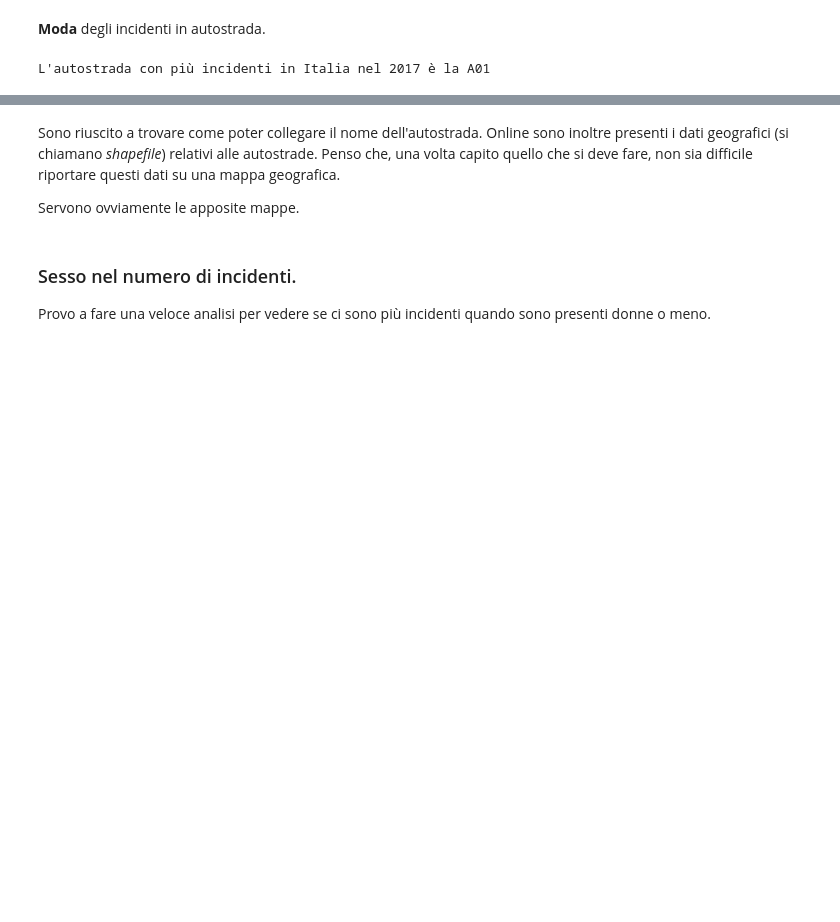
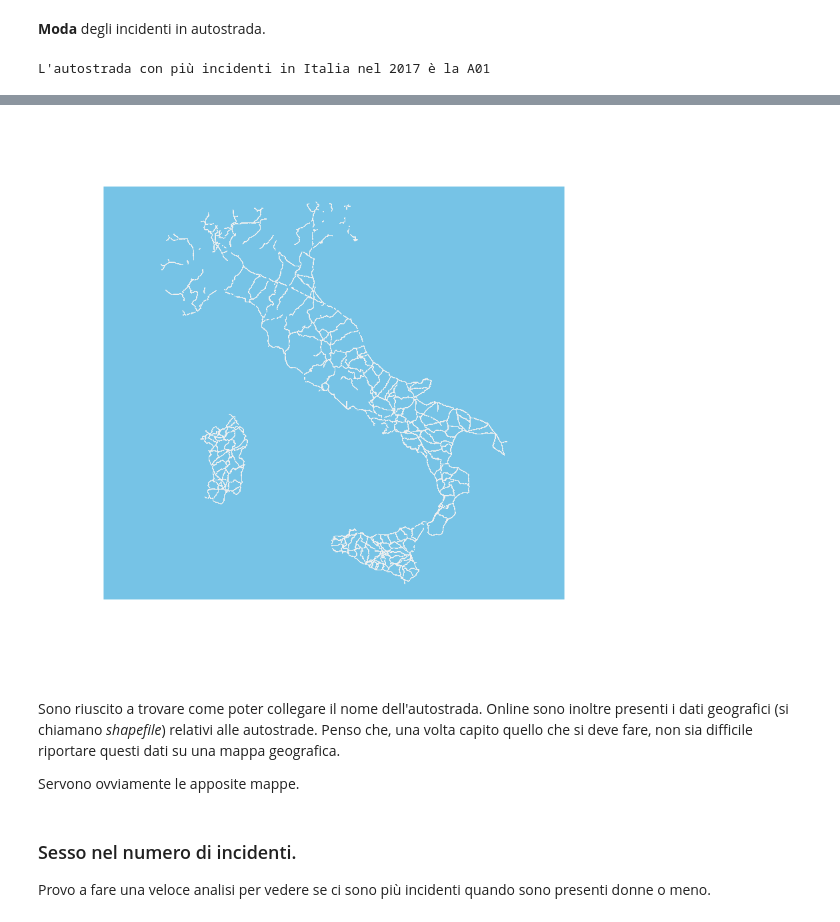
Before and after one commit to LeonardoAlchieri/car_accidents_italy, a Jupyter notebook: leoNotebook.ipynb, the cells around one changed output, grey strips where cells are left out. Drawn from its saved outputs; the diff is of its cells as text; code cells hidden in the pictures; blank space fills up the shorter version.

```diff
--- a/leoNotebook.ipynb
+++ b/leoNotebook.ipynb
@@ -259,0 +277,6 @@ L'autostrada con più incidenti in Italia nel 2017 è la A01
+# %%
+my_spdf <- readOGR(
+  dsn= paste0("../../../Downloads/GrafoANAS_dic2015/") ,
+  layer="grafo_Anas",
+  verbose=FALSE
+)
@@ -260,3 +308,7 @@ L'autostrada con più incidenti in Italia nel 2017 è la A01
+# %%
+plot(my_spdf, col="#f2f2f2", bg="skyblue", lwd=0.25)
+# %% [output]
+[figure, added]
 # %% [markdown]
 Sono riuscito a trovare come poter collegare il nome dell'autostrada. Online sono inoltre presenti i dati geografici (si chiamano _shapefile_) relativi alle autostrade. Penso che, una volta capito quello che si deve fare, non sia difficile riportare questi dati su una mappa geografica.
 
```
Also changed, not shown: parts of 32 cells of this notebook.
